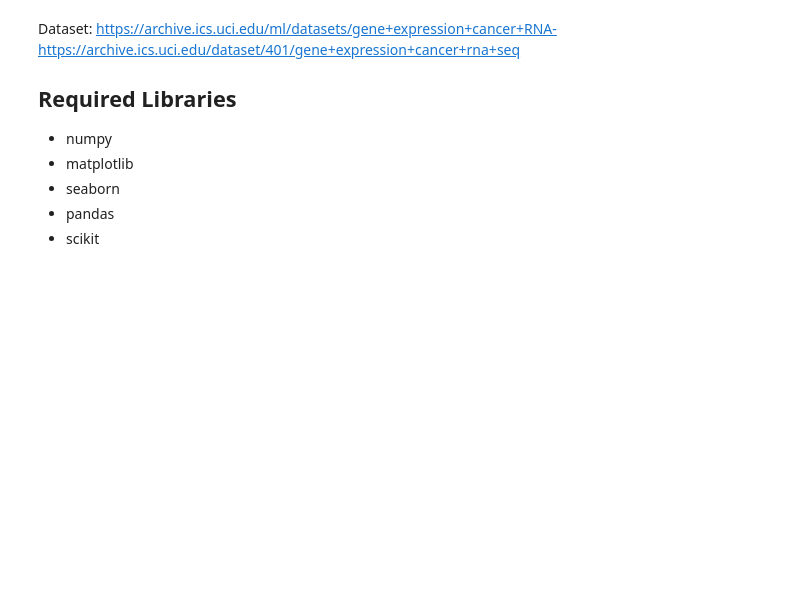
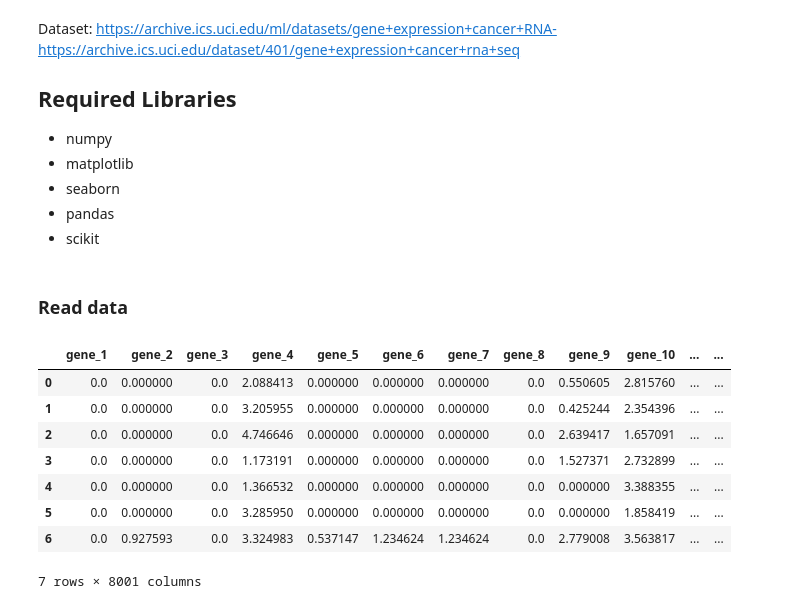
Before and after one commit to ElenaKhramtsova/CancerPredRNA_ml, a Jupyter notebook: Cancer_prediction_ml.ipynb, the cells around one changed output. Drawn from its saved outputs; the diff is of its cells as text; code cells hidden in the pictures; blank space fills up the shorter version.

```diff
--- a/Cancer_prediction_ml.ipynb
+++ b/Cancer_prediction_ml.ipynb
@@ -39,3 +39,5 @@ from sklearn.metrics import classification_report
 from sklearn.metrics import confusion_matrix, ConfusionMatrixDisplay
 from sklearn.metrics import roc_curve,auc
 from sklearn.metrics import roc_auc_score
+# %% [markdown]
+### Read data
@@ -41,0 +48,12 @@ from sklearn.metrics import roc_auc_score
+# %%
+df.head(7)
+# %% [output]
+|  | gene_1 | gene_2 | gene_3 | gene_4 | gene_5 | gene_6 | gene_7 | gene_8 | gene_9 | gene_10 | ... | ... |
+| 0 | 0.0 | 0.000000 | 0.0 | 2.088413 | 0.000000 | 0.000000 | 0.000000 | 0.0 | 0.550605 | 2.815760 | ... | ... |
+| 1 | 0.0 | 0.000000 | 0.0 | 3.205955 | 0.000000 | 0.000000 | 0.000000 | 0.0 | 0.425244 | 2.354396 | ... | ... |
+| 2 | 0.0 | 0.000000 | 0.0 | 4.746646 | 0.000000 | 0.000000 | 0.000000 | 0.0 | 2.639417 | 1.657091 | ... | ... |
+| 3 | 0.0 | 0.000000 | 0.0 | 1.173191 | 0.000000 | 0.000000 | 0.000000 | 0.0 | 1.527371 | 2.732899 | ... | ... |
+| 4 | 0.0 | 0.000000 | 0.0 | 1.366532 | 0.000000 | 0.000000 | 0.000000 | 0.0 | 0.000000 | 3.388355 | ... | ... |
+| 5 | 0.0 | 0.000000 | 0.0 | 3.285950 | 0.000000 | 0.000000 | 0.000000 | 0.0 | 0.000000 | 1.858419 | ... | ... |
+| 6 | 0.0 | 0.927593 | 0.0 | 3.324983 | 0.537147 | 1.234624 | 1.234624 | 0.0 | 2.779008 | 3.563817 | ... | ... |
+7 rows × 8001 columns
```
Also changed, not shown: parts of 36 cells of this notebook.
